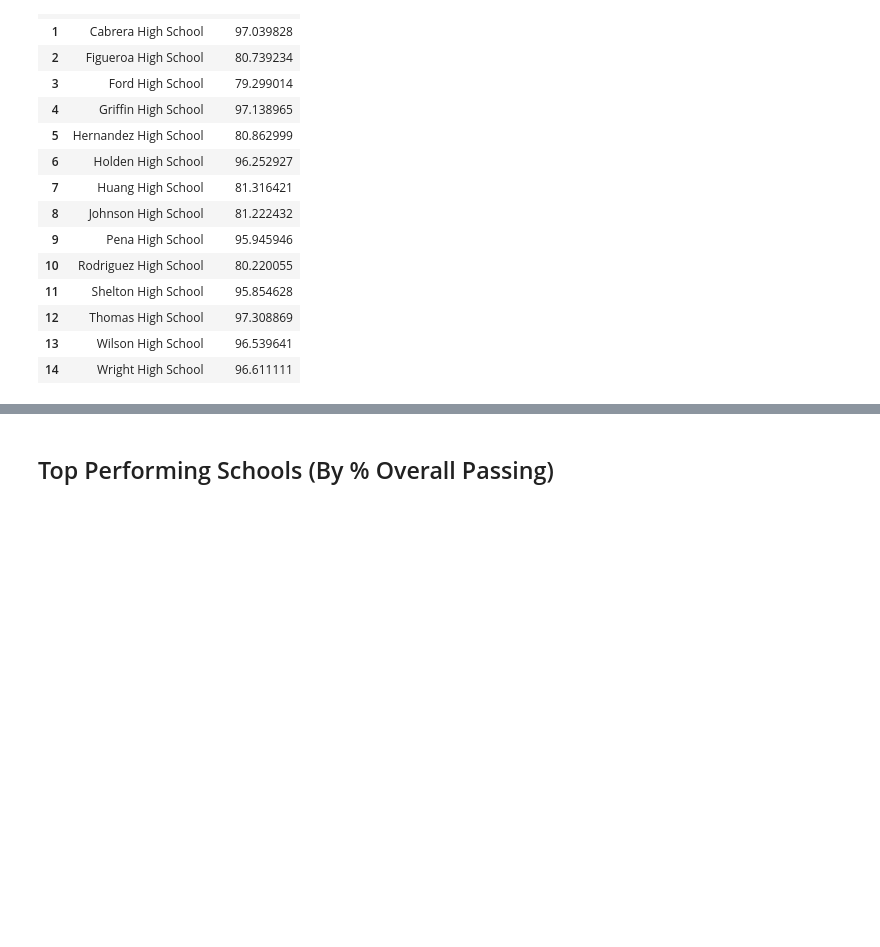
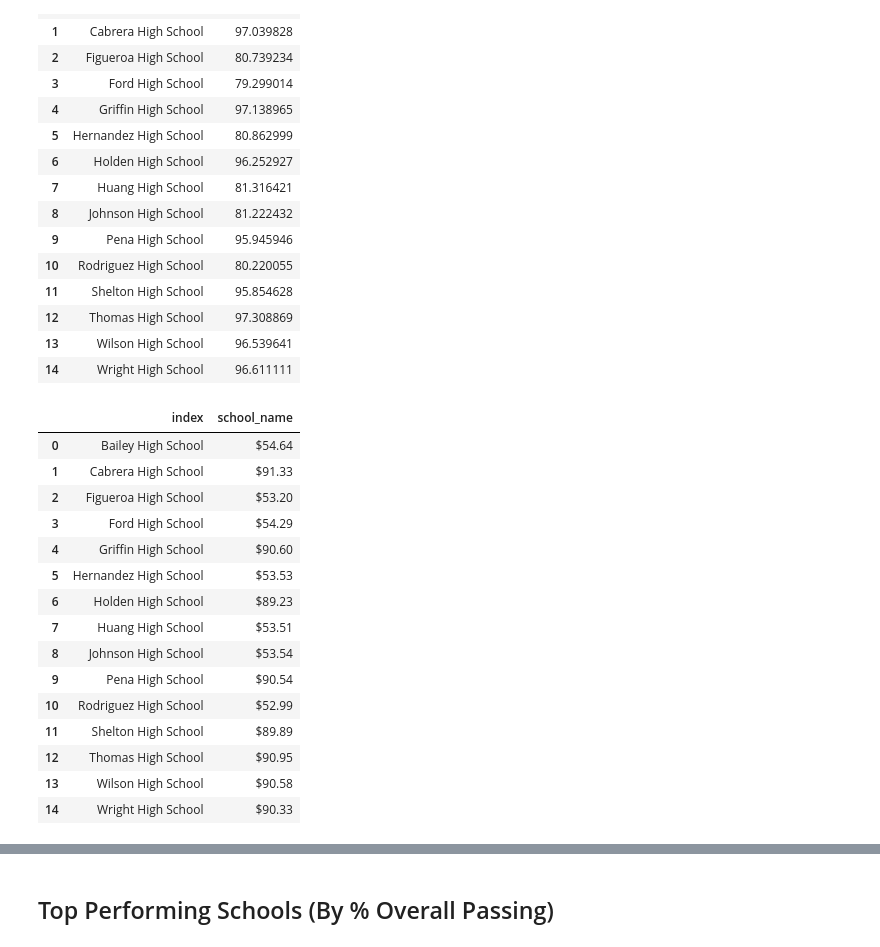
Before and after one commit to RSGDATA/pandas_challenge_second_run, a Jupyter notebook: PyCitySchools/PyCitySchools_starter.ipynb, the cells around one changed output, grey strips where cells are left out. Saved outputs shown, nothing was run; the diff lists cells and outputs as text; code cells hidden in the pictures; blank space fills up the shorter version.

Commit message:
second dataframe complete

```diff
--- a/PyCitySchools/PyCitySchools_starter.ipynb
+++ b/PyCitySchools/PyCitySchools_starter.ipynb
@@ -217,5 +217,37 @@ reading_score_pct_by_school2
 | 12 | Thomas High School | 97.308869 |
 | 13 | Wilson High School | 96.539641 |
 | 14 | Wright High School | 96.611111 |
+# %%
+passing_math_reading_count = school_data_complete[(school_data_complete["math_score"] >= 70) & \
+                             (school_data_complete["reading_score"] >= 70)]
+
+passing_math_reading_count
+
+v_count_t_passing = passing_math_reading_count["school_name"].value_counts()
+
+total_score_pct_by_school = v_count_t_passing/total_score*100
+
+total_score_pct_by_school1 = total_score_pct_by_school.to_frame()
+
+total_score_pct_by_school2 = total_score_pct_by_school1.reset_index()
+
+total_score_pct_by_school2
+# %% [output]
+|  | index | school_name |
+| 0 | Bailey High School | $54.64 |
+| 1 | Cabrera High School | $91.33 |
+| 2 | Figueroa High School | $53.20 |
+| 3 | Ford High School | $54.29 |
+| 4 | Griffin High School | $90.60 |
+| 5 | Hernandez High School | $53.53 |
+| 6 | Holden High School | $89.23 |
+| 7 | Huang High School | $53.51 |
+| 8 | Johnson High School | $53.54 |
+| 9 | Pena High School | $90.54 |
+| 10 | Rodriguez High School | $52.99 |
+| 11 | Shelton High School | $89.89 |
+| 12 | Thomas High School | $90.95 |
+| 13 | Wilson High School | $90.58 |
+| 14 | Wright High School | $90.33 |
 # %%
 4077/39170*100
```
Also changed, not shown: parts of 3 cells of this notebook.
